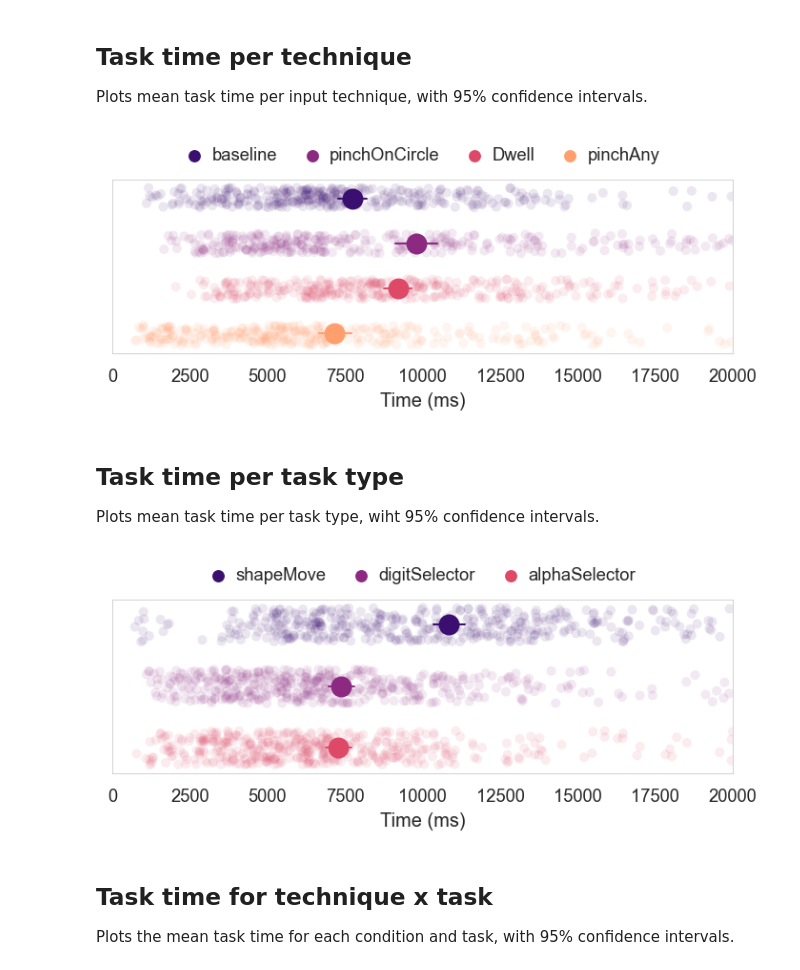
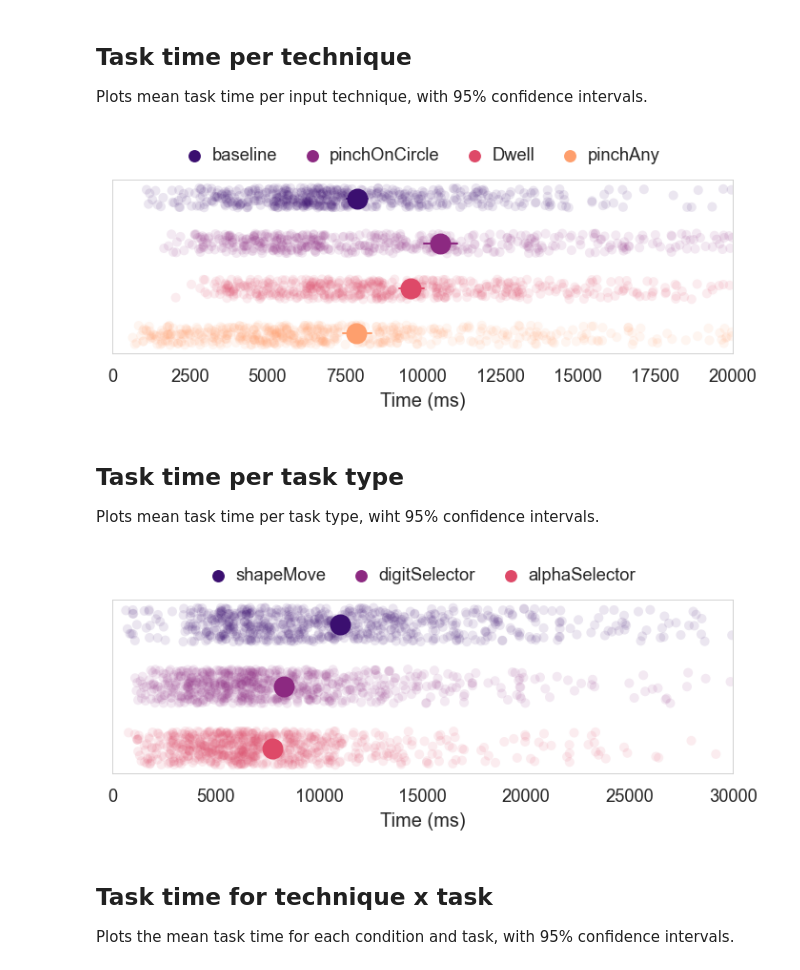
Before and after one commit to KieranWaugh/Push-or-Pinch-Exploring-Slider-Control-Gestures-for-Touchless-User-Interfaces, a Jupyter notebook: Analysis/Analysis.ipynb, the cells around one changed output. Cells and saved outputs as stored; diff of their text form; code cells hidden in the pictures.

```diff
--- a/Analysis/Analysis.ipynb
+++ b/Analysis/Analysis.ipynb
@@ -180,15 +180,16 @@ def slider_loc(data: Log):
 columnNames = ["P", "B", "Condition", "Task", "Target", "Selected", "Time", "Time to Target", "Success", "Activations", "Overshoots", "Overshoot_Values", "Location"]
 data = pd.DataFrame(columns = columnNames)
 
-files = glob.glob("../Logs/*/*/*/*.json")
+#files = glob.glob("../Logs/*/*/*/*.json")
+files = glob.glob("/Users/kieranwaugh/OneDrive - University of Glasgow/Evaluation_of_Touchless_Scrolling_Interactions/Logs/*/*/*/*.json")
 log: Log
 
 if True:
     for file in files:
         with open(file) as json_file:
-            pid = file.split("/")[2]
-            condition = file.split("/")[4]
-            task = file.split("/")[3]
+            pid = file.split("/")[6]
+            condition = file.split("/")[8]
+            task = file.split("/")[7]
 
             if pid not in ["-1", "1", "2", "3", "4"]:
                 log = extract_data(json.load(json_file))
@@ -281,15 +298,15 @@ Plots mean task time per input technique, with 95% confidence intervals.
 # %%
 point_plot(data_filtered, "Time", "Condition", 4, 20000, "Time (ms)", plot_w=7, plot_h=2)
 # %% [output]
-[figure, old version]
+[figure, new version]
 # %% [markdown]
 ## Task time per task type
 
 Plots mean task time per task type, wiht 95% confidence intervals.
 # %%
-point_plot(data_filtered, "Time", "Task", 3, 20000, "Time (ms)", plot_w=7, plot_h=2)
+point_plot(data_filtered, "Time", "Task", 3, 30000, "Time (ms)", plot_w=7, plot_h=2)
 # %% [output]
-[figure, old version]
+[figure, new version]
 # %% [markdown]
 ## Task time for technique x task
 
```
Also changed, not shown: parts of 8 cells of this notebook, 5 other files.
